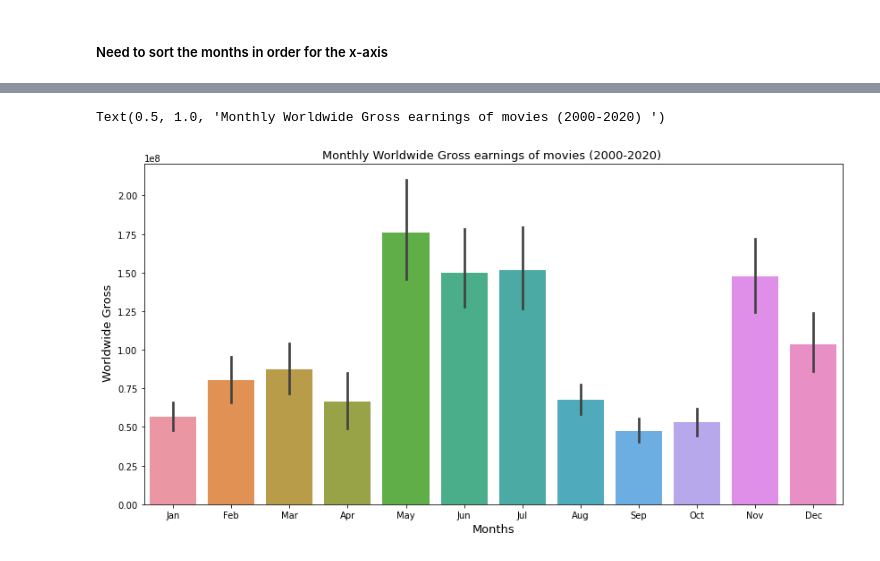
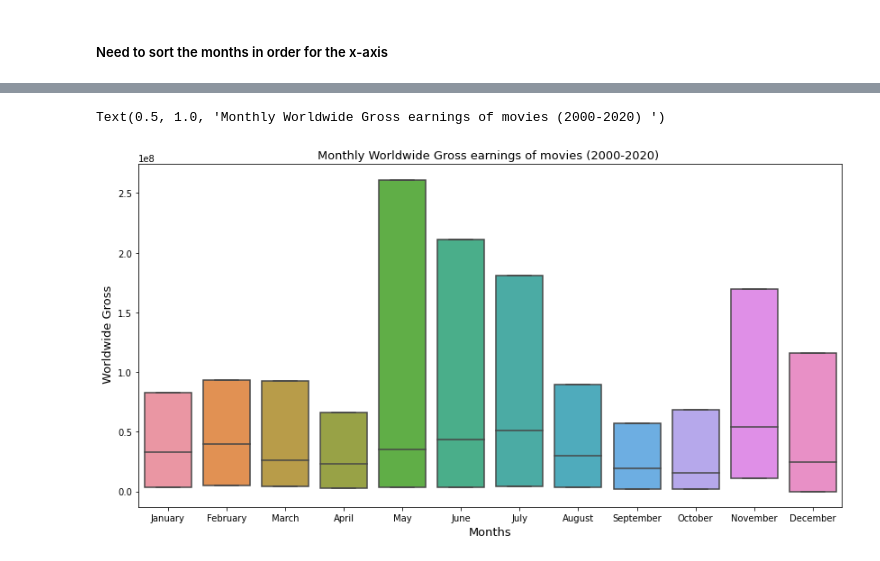
Before and after one commit to racday/ai-capstone, a Jupyter notebook: index.ipynb, the cells around one changed output, grey strips where cells are left out. Saved outputs shown, nothing was run; the diff lists cells and outputs as text; code cells hidden in the pictures.

Commit message:
Extracted release month and year using Datetime fn

```diff
--- a/index.ipynb
+++ b/index.ipynb
@@ -430,0 +426,8 @@ tn_df['worldwide_gross'] = tn_df['worldwide_gross'].apply(lambda x: make_int(x))
+# %%
+#Create a column called days
+tn_df['days'] = tn_df["release_date"].dt.day_name()
+# %%
+#Create a column called months
+tn_df['months'] = tn_df["release_date"].dt.month_name()
+# %%
+tn_df['year'] = tn_df["release_date"].dt.year
@@ -477,10 +474,10 @@ Text(0.5, 1.0, 'ROI of movies released in each month')
 ##### Need to sort the months in order for the x-axis
 # %%
 #Create a dictionary
-months_dict = { 'Jan': 1, 'Feb': 2, 'Mar': 3, 'Apr': 4, 'May': 5, 'Jun': 6, 'Jul': 7, 'Aug': 8, 'Sep': 9, 'Oct': 10, 'Nov': 11, 'Dec': 12}
+months_dict = { 'January': 1, 'February': 2, 'March': 3, 'April': 4, 'May': 5, 'June': 6, 'July': 7, 'August': 8, 'September': 9, 'October': 10, 'November': 11, 'December': 12}
 
 #Map the dictionary to the 'month' column
-tn_df['months_numeric'] = tn_df['month'].apply(lambda x: months_dict.get(x))
+tn_df['months_numeric'] = tn_df['months'].apply(lambda x: months_dict.get(x))
 
 #Sort the numeric months column in the ascending order
 tn_df = tn_df.sort_values('months_numeric')
@@ -539,9 +530,9 @@ Text(0.5, 1.0, 'Monthly profit of movies')
 # %%
 fig,ax = plt.subplots(figsize=(14,7))
-sns.barplot(data = tn_df, x='month', y='worldwide_gross')
+sns.boxplot(data = tn_df, x='months', y='worldwide_gross',showfliers=0, whis=0 )
 ax.set_ylabel(' Worldwide Gross', fontsize=13)
 ax.set_xlabel('Months', fontsize=13)
 ax.set_title('Monthly Worldwide Gross earnings of movies (2000-2020) ', fontsize=13)
 # %% [output]
 Text(0.5, 1.0, 'Monthly Worldwide Gross earnings of movies (2000-2020) ')
-[figure, old version]
+[figure, new version]
```
Also changed, not shown: parts of 13 cells of this notebook.
